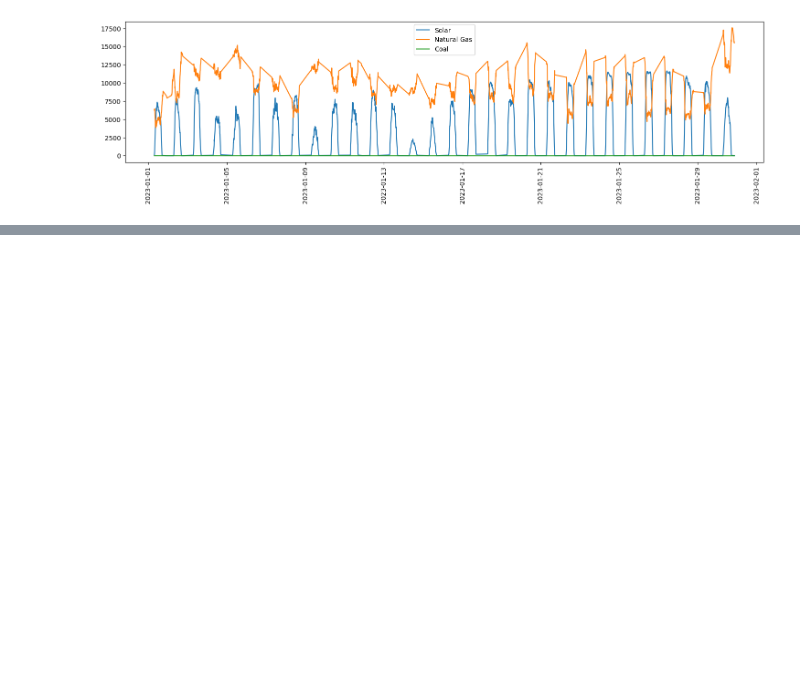
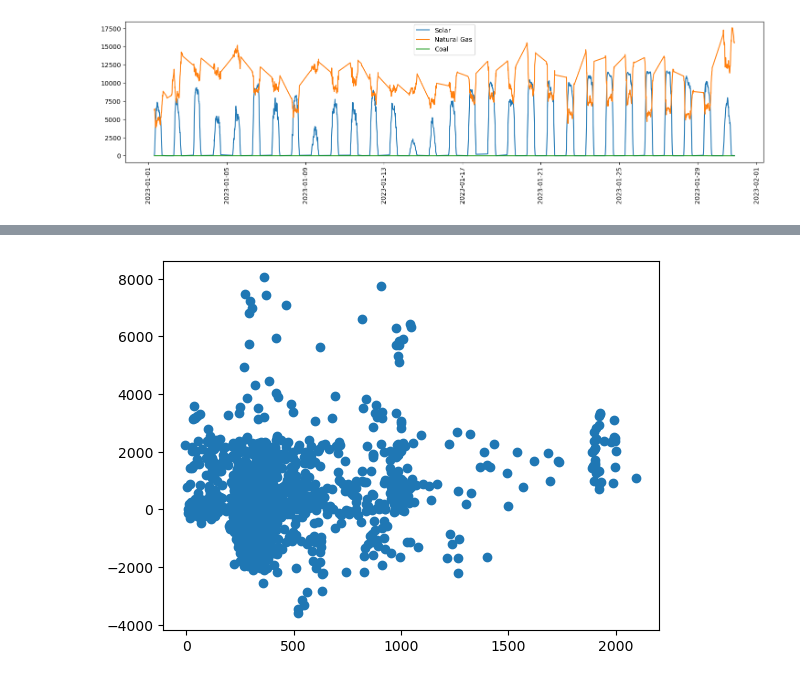
Before and after one commit to shabarishch/PowerPrices, a Jupyter notebook: Shabarish_local_main.ipynb, the cells around one changed output, grey strips where cells are left out. Saved outputs shown, nothing was run; the diff lists cells and outputs as text; code cells hidden in the pictures; blank space fills up the shorter version.

```diff
--- a/Shabarish_local_main.ipynb
+++ b/Shabarish_local_main.ipynb
@@ -263,0 +316,8 @@ plt.show()
+# %%
+gendata = pd.read_csv('Data/preprocessed/stacked_generation_data_with_solar_fraction.csv', usecols=['begin_time',
+                                                                                                    'Total Generation (MW)', 'Batteries Generation (MW)',
+       'Imports Generation (MW)', 'Large Hydro Generation (MW)',
+       'Natural Gas Generation (MW)', 'Nuclear Generation (MW)',
+       'Solar Generation (MW)', 'Wind Generation (MW)',
+       'Fraction of power from solar during the day'])
+gendata.sort_values(by='Fraction of power from solar during the day', ascending=False)
@@ -263,0 +350,3 @@ plt.show()
+# %%
+price_gen_data = pd.merge(pricedata, gendata, on='begin_time', how='inner')
+price_gen_data
@@ -263,0 +367,8 @@ plt.show()
+# %%
+percentile = 0.99
+gen_at_high_prices = price_gen_data[ (price_gen_data['NP-15 LMP'] > price_gen_data['NP-15 LMP'].quantile(percentile)) | (price_gen_data['SP-15 LMP'] > price_gen_data['SP-15 LMP'].quantile(percentile)) | (price_gen_data['ZP-26 LMP'] > price_gen_data['ZP-26 LMP'].quantile(percentile)) ]
+# %%
+plt.scatter(gen_at_high_prices['NP-15 LMP'], gen_at_high_prices['Batteries Generation (MW)'])
+plt.show()
+# %% [output]
+[figure, added]
```
Also changed, not shown: parts of 25 cells of this notebook, 9 other files.
